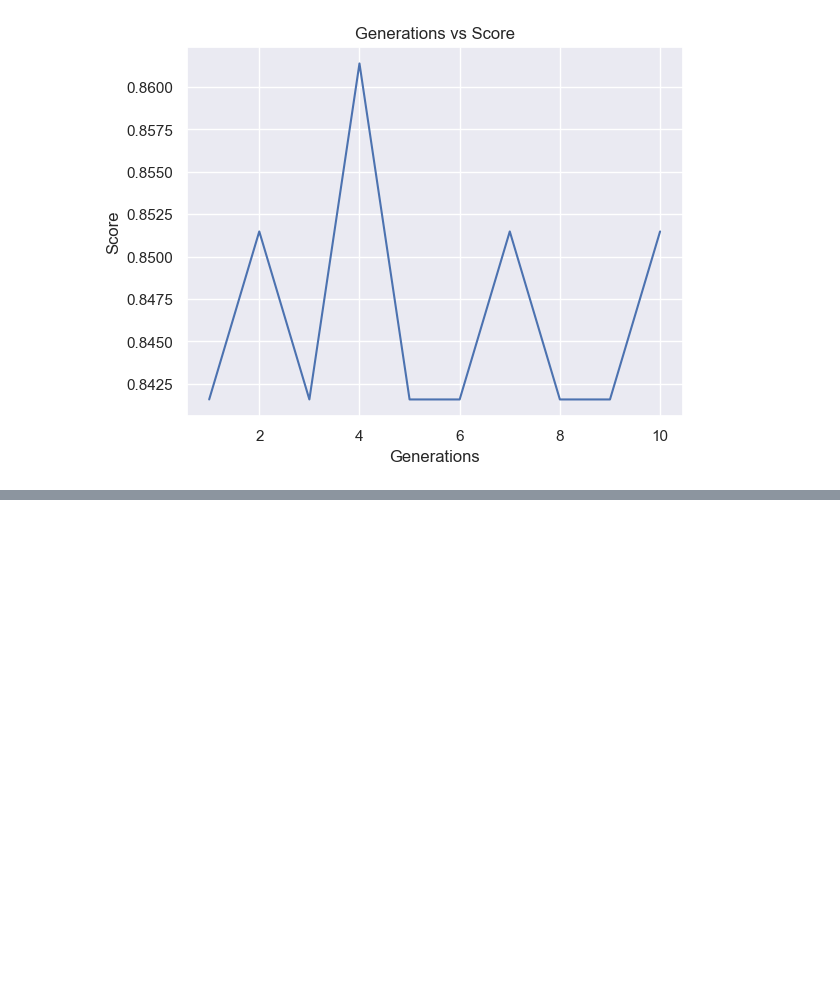
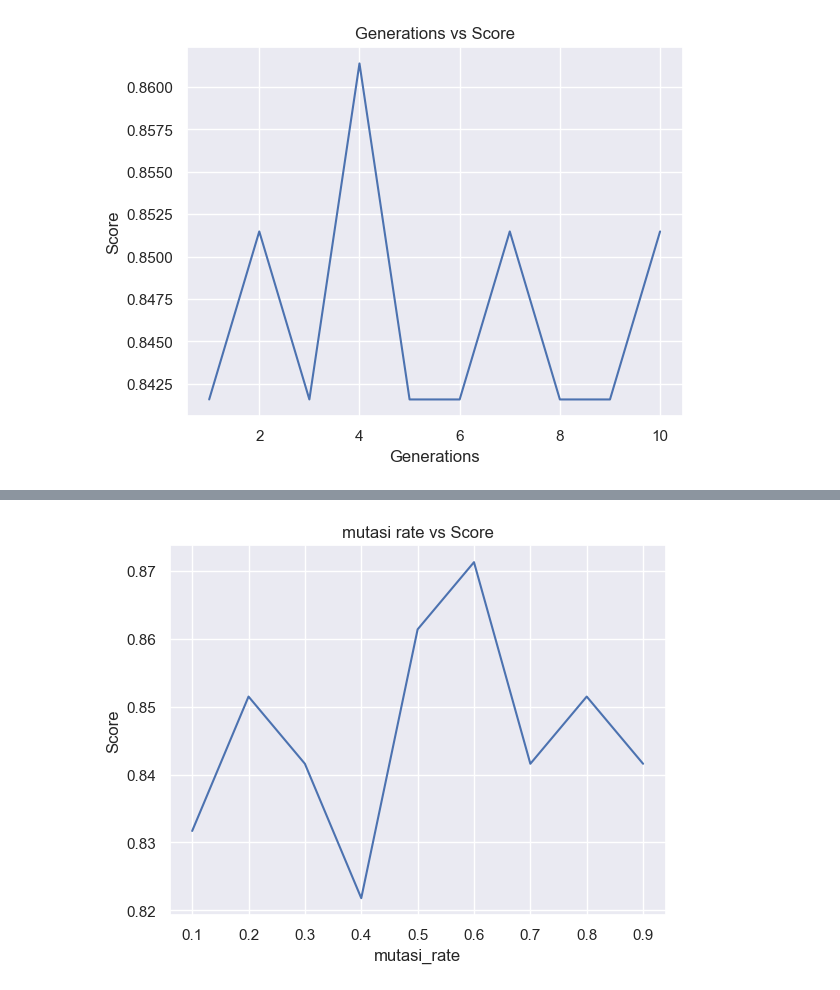
Before and after one commit to khalifardy/tugas_kelompok_ML_lanjut, a Jupyter notebook: TPot.ipynb, the cells around one changed output, grey strips where cells are left out. Saved outputs shown, nothing was run; the diff lists cells and outputs as text; code cells hidden in the pictures; blank space fills up the shorter version.

```diff
--- a/TPot.ipynb
+++ b/TPot.ipynb
@@ -108,0 +144,8 @@ Best pipeline: ExtraTreesClassifier(MaxAbsScaler(input_matrix), bootstrap=False,
+# %%
+#plot generations 4, populasi = 200, mutasi_rate = 0.1 - 1, crossover_rate = 0.1
+x_mut = [i/10 for i in range(1,10)]
+hasil = []
+for i in x_mut:
+    tp = TPOTClassifier(generations=4,population_size=200,mutation_rate=i,verbosity=2)
+    tp.fit(x_train,y_train)
+    hasil.append(tp.score(x_test,y_test))
@@ -108,0 +170,8 @@ Best pipeline: ExtraTreesClassifier(MaxAbsScaler(input_matrix), bootstrap=False,
+# %%
+plt.plot(x_mut,hasil)
+plt.xlabel('mutasi_rate')
+plt.ylabel('Score')
+plt.title('mutasi rate vs Score')
+plt.show()
+# %% [output]
+[figure, added]
```
Also changed, not shown: parts of 10 cells of this notebook, 3 other files.
